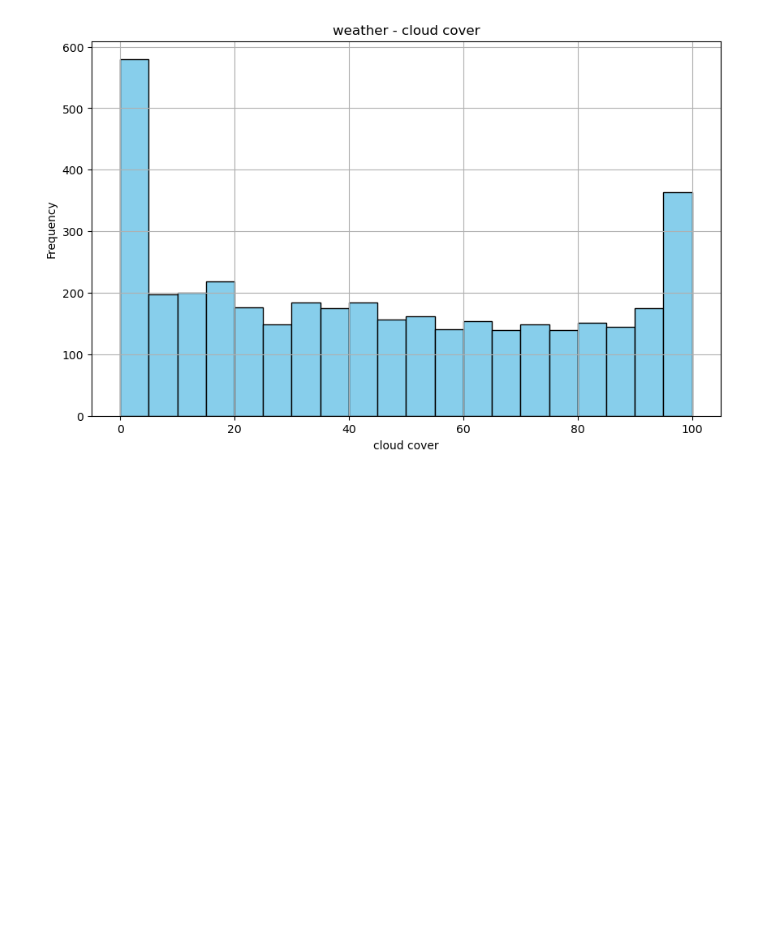
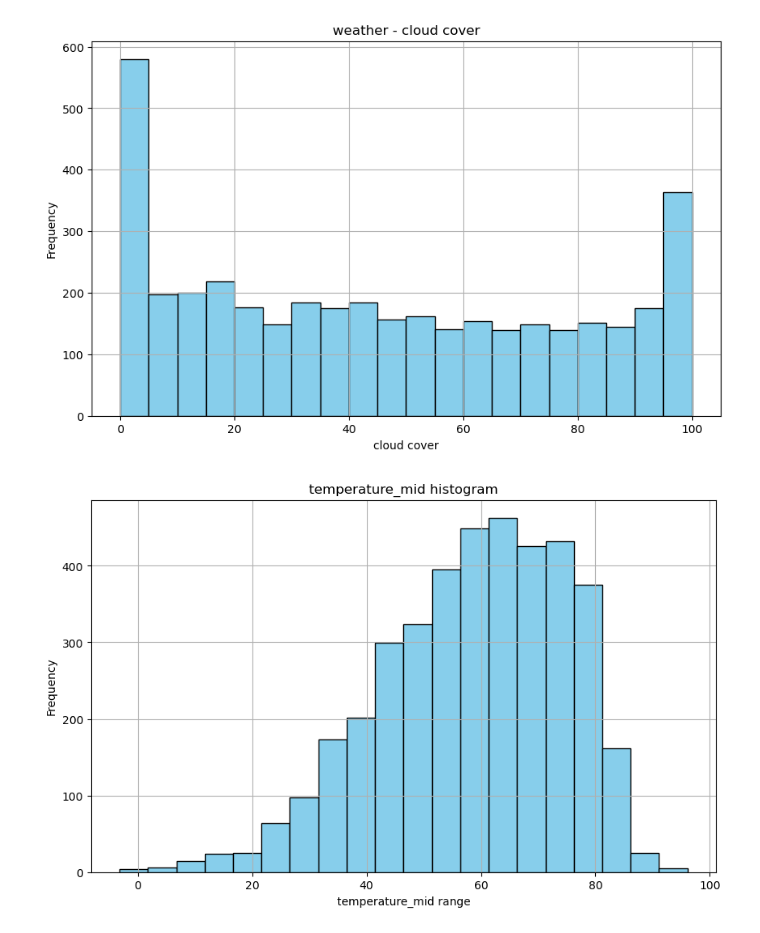
Before and after one commit to seanmalley1/bigfeet, a Jupyter notebook: notebooks/bigfoot.ipynb, the cells around one changed output. Drawn from its saved outputs; the diff is of its cells as text; code cells hidden in the pictures; blank space fills up the shorter version.

Commit message:
added temperature_mid hist

```diff
--- a/notebooks/bigfoot.ipynb
+++ b/notebooks/bigfoot.ipynb
@@ -62,3 +62,19 @@ plt.grid(True)
 plt.show()
 # %% [output]
 [figure]
+# %%
+import pandas as pd
+import matplotlib.pyplot as plt
+
+df['temperature_mid'] = pd.to_numeric(df['temperature_mid'], errors='coerce')
+
+
+plt.figure(figsize=(10, 6))
+plt.hist(df['temperature_mid'], bins=20, color='skyblue', edgecolor='black')
+plt.title('temperature_mid histogram')
+plt.xlabel('temperature_mid range')
+plt.ylabel('Frequency')
+plt.grid(True)
+plt.show()
+# %% [output]
+[figure, added]
```
